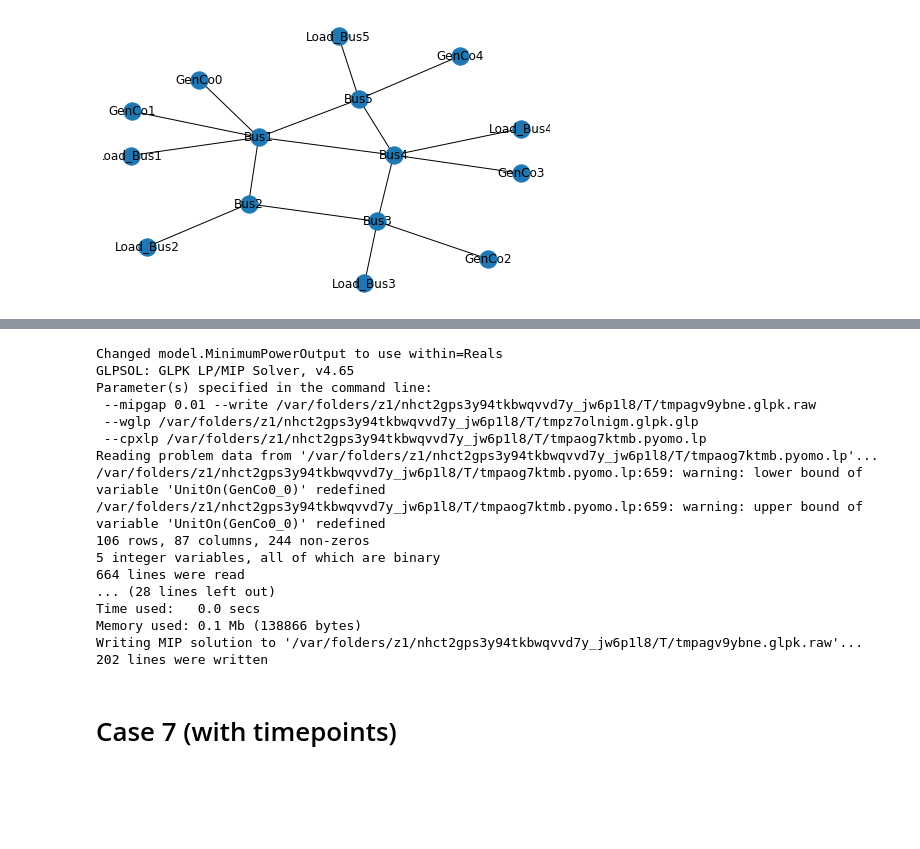
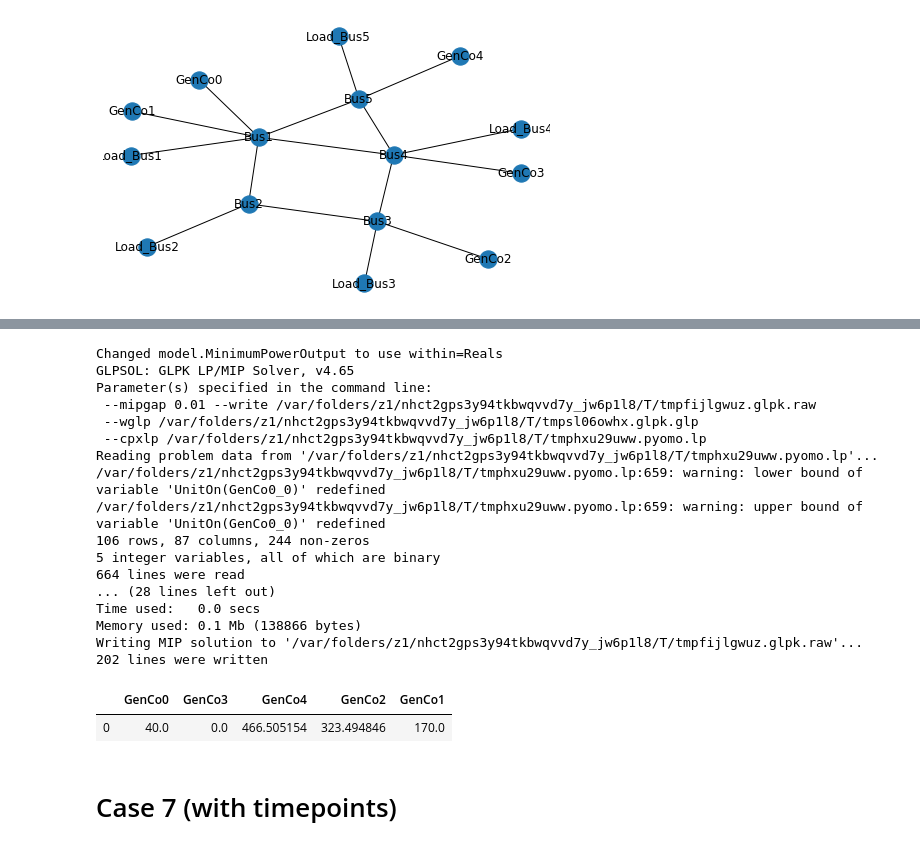
Before and after one commit to djinnome/Xavier2019, a Jupyter notebook: Xavier2019.ipynb, the cells around one changed output, grey strips where cells are left out. Drawn from its saved outputs; the diff is of its cells as text; code cells hidden in the pictures; blank space fills up the shorter version.

```diff
--- a/Xavier2019.ipynb
+++ b/Xavier2019.ipynb
@@ -42,27 +67,31 @@ case5.load
 # %%
 try:
-    model5pmin = build_model(case5, generator_df)
-    model5pmin.solve(solver='glpk', verbose=True)
+    model5 = build_model(case5, generator_df)
+    model5.solve(solver='glpk', verbose=True)
 except ValueError as e:
     print(e)
+
+model5.results.power_generated
 # %% [output]
 Changed model.MinimumPowerOutput to use within=Reals
 GLPSOL: GLPK LP/MIP Solver, v4.65
 Parameter(s) specified in the command line:
- --mipgap 0.01 --write /var/folders/z1/nhct2gps3y94tkbwqvvd7y_jw6p1l8/T/tmpagv9ybne.glpk.raw
- --wglp /var/folders/z1/nhct2gps3y94tkbwqvvd7y_jw6p1l8/T/tmpz7olnigm.glpk.glp
- --cpxlp /var/folders/z1/nhct2gps3y94tkbwqvvd7y_jw6p1l8/T/tmpaog7ktmb.pyomo.lp
-Reading problem data from '/var/folders/z1/nhct2gps3y94tkbwqvvd7y_jw6p1l8/T/tmpaog7ktmb.pyomo.lp'...
-/var/folders/z1/nhct2gps3y94tkbwqvvd7y_jw6p1l8/T/tmpaog7ktmb.pyomo.lp:659: warning: lower bound of variable 'UnitOn(GenCo0_0)' redefined
-/var/folders/z1/nhct2gps3y94tkbwqvvd7y_jw6p1l8/T/tmpaog7ktmb.pyomo.lp:659: warning: upper bound of variable 'UnitOn(GenCo0_0)' redefined
+ --mipgap 0.01 --write /var/folders/z1/nhct2gps3y94tkbwqvvd7y_jw6p1l8/T/tmpfijlgwuz.glpk.raw
+ --wglp /var/folders/z1/nhct2gps3y94tkbwqvvd7y_jw6p1l8/T/tmpsl06owhx.glpk.glp
+ --cpxlp /var/folders/z1/nhct2gps3y94tkbwqvvd7y_jw6p1l8/T/tmphxu29uww.pyomo.lp
+Reading problem data from '/var/folders/z1/nhct2gps3y94tkbwqvvd7y_jw6p1l8/T/tmphxu29uww.pyomo.lp'...
+/var/folders/z1/nhct2gps3y94tkbwqvvd7y_jw6p1l8/T/tmphxu29uww.pyomo.lp:659: warning: lower bound of variable 'UnitOn(GenCo0_0)' redefined
+/var/folders/z1/nhct2gps3y94tkbwqvvd7y_jw6p1l8/T/tmphxu29uww.pyomo.lp:659: warning: upper bound of variable 'UnitOn(GenCo0_0)' redefined
 106 rows, 87 columns, 244 non-zeros
 5 integer variables, all of which are binary
 664 lines were read
 ... (28 lines left out)
 Time used:   0.0 secs
 Memory used: 0.1 Mb (138866 bytes)
-Writing MIP solution to '/var/folders/z1/nhct2gps3y94tkbwqvvd7y_jw6p1l8/T/tmpagv9ybne.glpk.raw'...
+Writing MIP solution to '/var/folders/z1/nhct2gps3y94tkbwqvvd7y_jw6p1l8/T/tmpfijlgwuz.glpk.raw'...
 202 lines were written
+|  | GenCo0 | GenCo3 | GenCo4 | GenCo2 | GenCo1 |
+| 0 | 40.0 | 0.0 | 466.505154 | 323.494846 | 170.0 |
 # %% [markdown]
 # Case 7 (with timepoints)
 # %%
```
Also changed, not shown: parts of 7 cells of this notebook.
